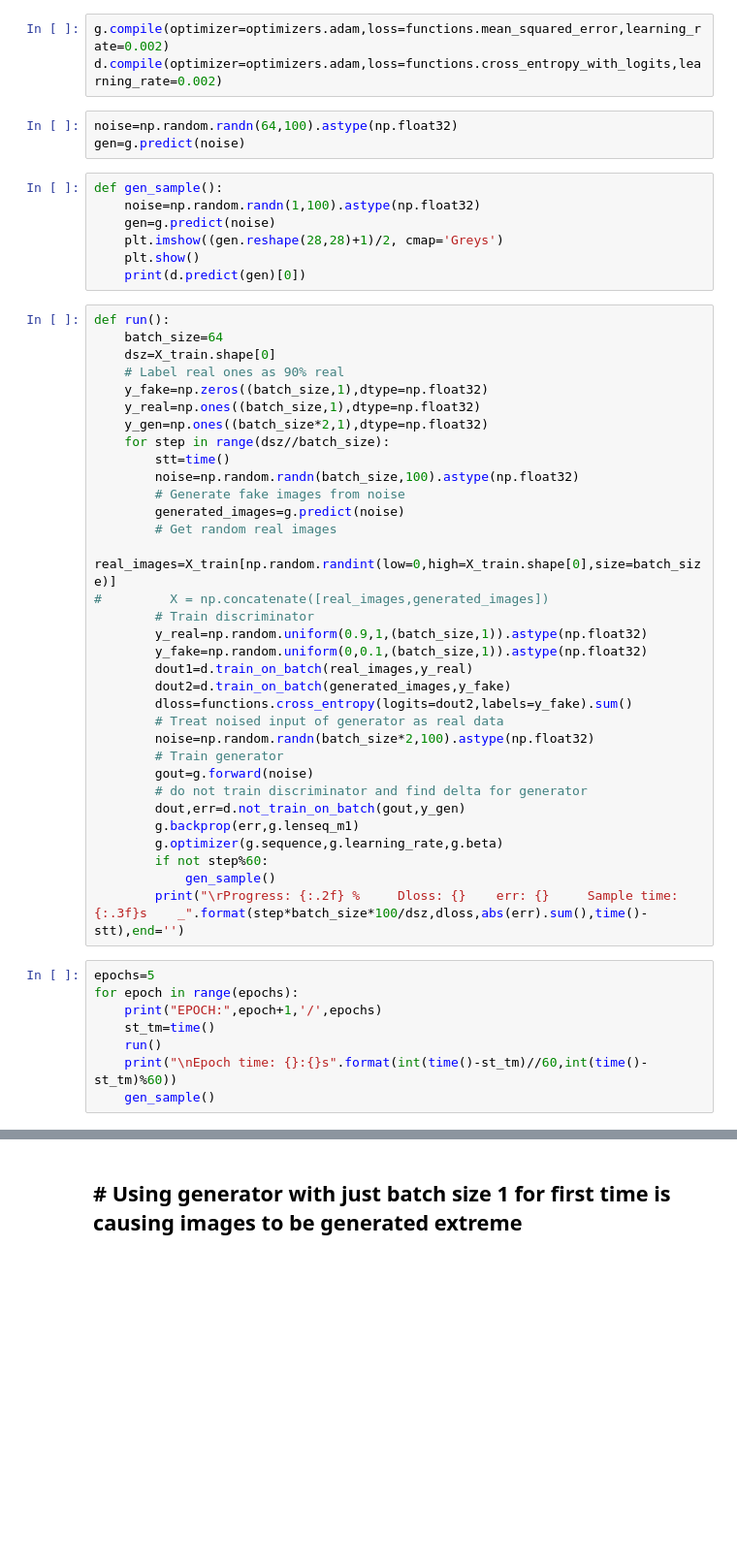
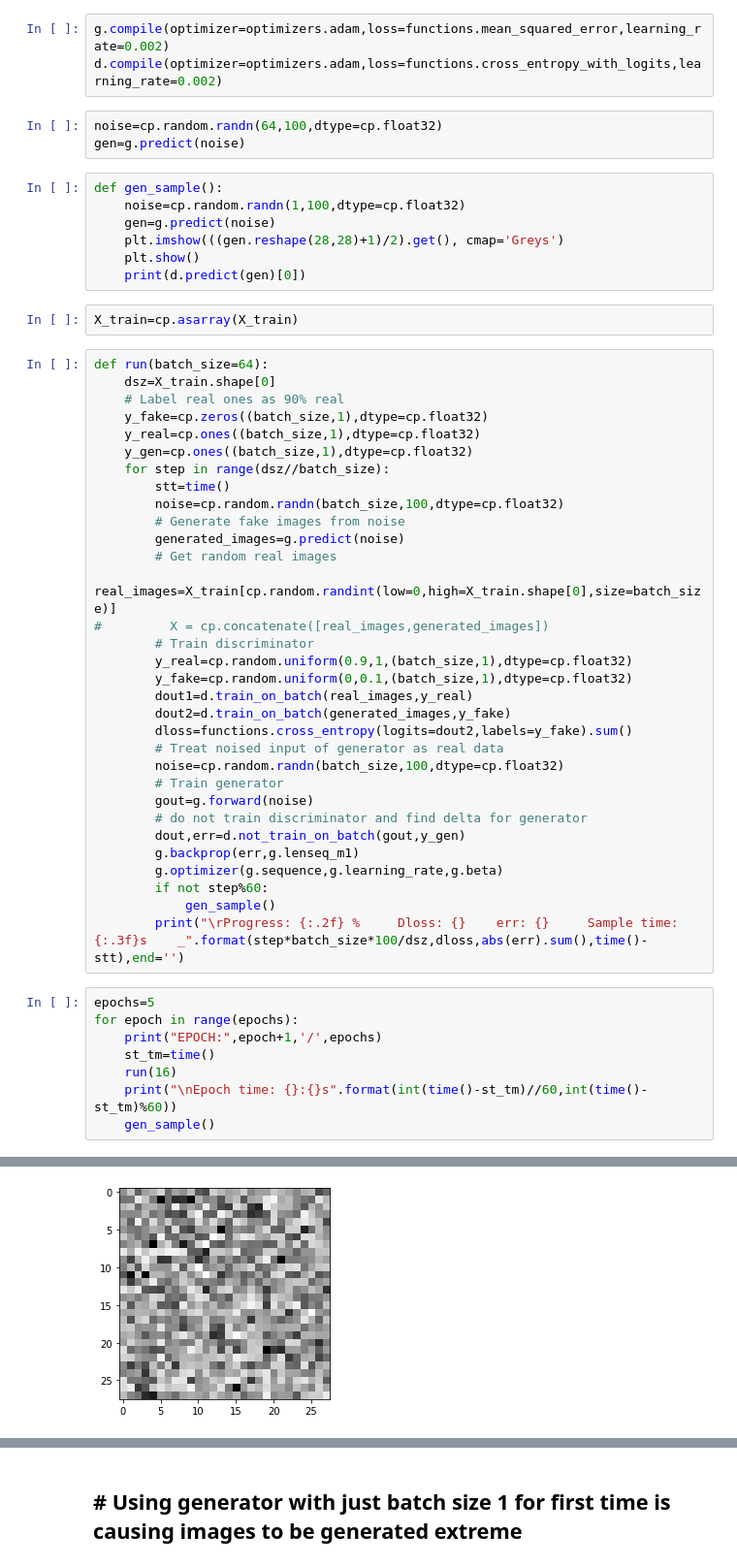
Before and after one commit to ShivamShrirao/GANs_from_scratch, a Jupyter notebook: DCGAN_mnist.ipynb, the cells around one changed output, grey strips where cells are left out. Shown at 97% size. Cells and saved outputs as stored; diff of their text form; blank space fills up the shorter version.

```diff
--- a/DCGAN_mnist.ipynb
+++ b/DCGAN_mnist.ipynb
@@ -110,39 +108,40 @@ Non-trainable Params: 128
 g.compile(optimizer=optimizers.adam,loss=functions.mean_squared_error,learning_rate=0.002)
 d.compile(optimizer=optimizers.adam,loss=functions.cross_entropy_with_logits,learning_rate=0.002)
 # %%
-noise=np.random.randn(64,100).astype(np.float32)
+noise=cp.random.randn(64,100,dtype=cp.float32)
 gen=g.predict(noise)
 # %%
 def gen_sample():
-    noise=np.random.randn(1,100).astype(np.float32)
+    noise=cp.random.randn(1,100,dtype=cp.float32)
     gen=g.predict(noise)
-    plt.imshow((gen.reshape(28,28)+1)/2, cmap='Greys')
+    plt.imshow(((gen.reshape(28,28)+1)/2).get(), cmap='Greys')
     plt.show()
     print(d.predict(gen)[0])
+# %%
+X_train=cp.asarray(X_train)
 # %%
-def run():
-    batch_size=64
+def run(batch_size=64):
     dsz=X_train.shape[0]
     # Label real ones as 90% real
-    y_fake=np.zeros((batch_size,1),dtype=np.float32)
-    y_real=np.ones((batch_size,1),dtype=np.float32)
-    y_gen=np.ones((batch_size*2,1),dtype=np.float32)
+    y_fake=cp.zeros((batch_size,1),dtype=cp.float32)
+    y_real=cp.ones((batch_size,1),dtype=cp.float32)
+    y_gen=cp.ones((batch_size,1),dtype=cp.float32)
     for step in range(dsz//batch_size):
         stt=time()
-        noise=np.random.randn(batch_size,100).astype(np.float32)
+        noise=cp.random.randn(batch_size,100,dtype=cp.float32)
         # Generate fake images from noise
         generated_images=g.predict(noise)
         # Get random real images
-        real_images=X_train[np.random.randint(low=0,high=X_train.shape[0],size=batch_size)]
-#         X = np.concatenate([real_images,generated_images])
+        real_images=X_train[cp.random.randint(low=0,high=X_train.shape[0],size=batch_size)]
+#         X = cp.concatenate([real_images,generated_images])
         # Train discriminator
-        y_real=np.random.uniform(0.9,1,(batch_size,1)).astype(np.float32)
-        y_fake=np.random.uniform(0,0.1,(batch_size,1)).astype(np.float32)
+        y_real=cp.random.uniform(0.9,1,(batch_size,1),dtype=cp.float32)
+        y_fake=cp.random.uniform(0,0.1,(batch_size,1),dtype=cp.float32)
         dout1=d.train_on_batch(real_images,y_real)
         dout2=d.train_on_batch(generated_images,y_fake)
         dloss=functions.cross_entropy(logits=dout2,labels=y_fake).sum()
         # Treat noised input of generator as real data
-        noise=np.random.randn(batch_size*2,100).astype(np.float32)
+        noise=cp.random.randn(batch_size,100,dtype=cp.float32)
         # Train generator
         gout=g.forward(noise)
         # do not train discriminator and find delta for generator
@@ -157,6 +156,7 @@ epochs=5
 for epoch in range(epochs):
     print("EPOCH:",epoch+1,'/',epochs)
     st_tm=time()
-    run()
+    run(16)
     print("\nEpoch time: {}:{}s".format(int(time()-st_tm)//60,int(time()-st_tm)%60))
     gen_sample()
+# %% [output]
@@ -162,0 +164 @@ for epoch in range(epochs):
+[figure, added]
```
Also changed, not shown: parts of 6 cells of this notebook, 5 other files.
